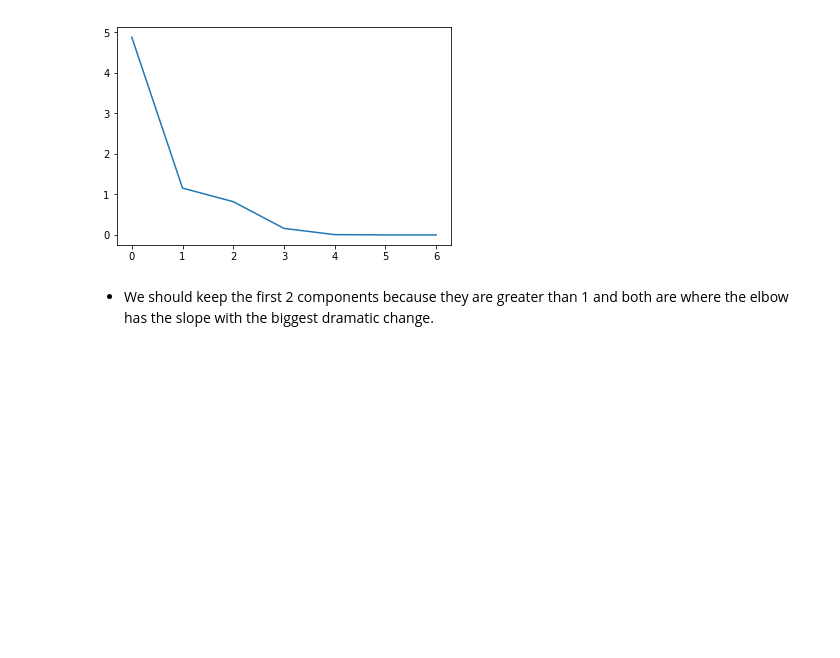
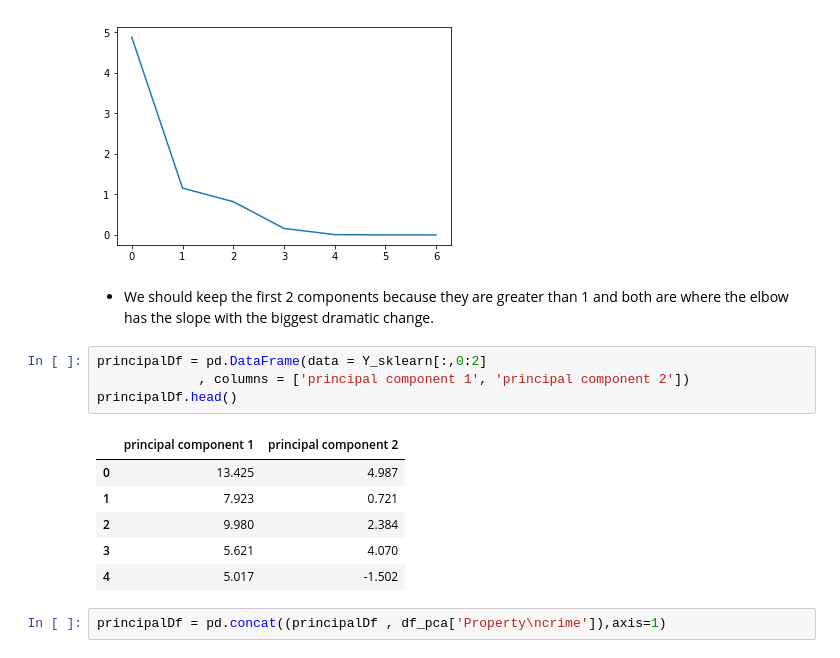
Before and after one commit to evian13/Bootcamp-U2, a Jupyter notebook: DS Bootcamp - U2L5.2 - Challenge Validating a linear regression.ipynb, the cells around one changed output. Drawn from its saved outputs; the diff is of its cells as text; blank space fills up the shorter version.

```diff
--- a/DS Bootcamp - U2L5.2 - Challenge Validating a linear regression.ipynb
+++ b/DS Bootcamp - U2L5.2 - Challenge Validating a linear regression.ipynb
@@ -782,3 +781,16 @@ plt.show()
 [figure]
 # %% [markdown]
 * We should keep the first 2 components because they are greater than 1 and both are where the elbow has the slope with the biggest dramatic change.
+# %%
+principalDf = pd.DataFrame(data = Y_sklearn[:,0:2]
+             , columns = ['principal component 1', 'principal component 2'])
+principalDf.head()
+# %% [output]
+|  | principal component 1 | principal component 2 |
+| 0 | 13.425 | 4.987 |
+| 1 | 7.923 | 0.721 |
+| 2 | 9.980 | 2.384 |
+| 3 | 5.621 | 4.070 |
+| 4 | 5.017 | -1.502 |
+# %%
+principalDf = pd.concat((principalDf , df_pca['Property\ncrime']),axis=1)
```
Also changed, not shown: parts of 12 cells of this notebook.
